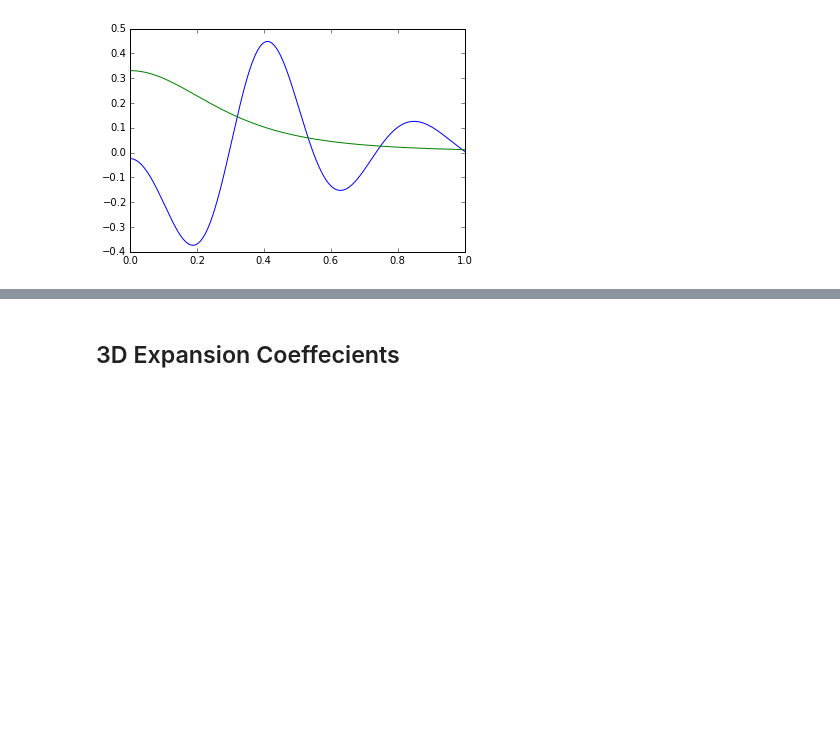
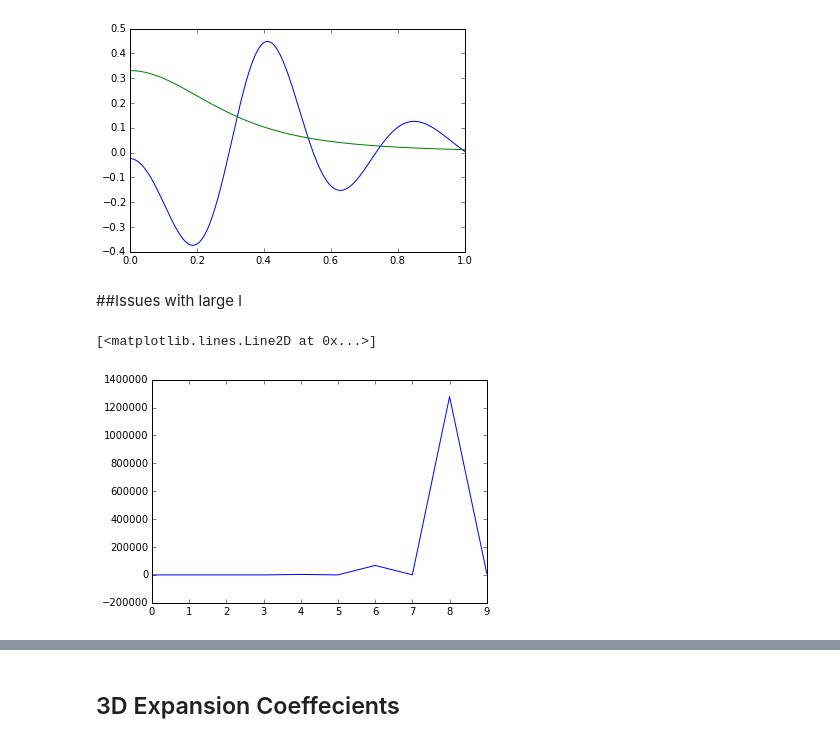
Before and after one commit to SeaifanAladdin/galpy-notebook, a Jupyter notebook: galpy/SCFPotential.ipynb, the cells around one changed output, grey strips where cells are left out. Saved outputs shown, nothing was run; the diff lists cells and outputs as text; code cells hidden in the pictures; blank space fills up the shorter version.

```diff
--- a/galpy/SCFPotential.ipynb
+++ b/galpy/SCFPotential.ipynb
@@ -256,3 +276,13 @@ plt.plot(z, FlattenedPowerDensity(nu.ones((1000))*.5, z, 0))
 # %% [output]
 [<matplotlib.lines.Line2D at 0x...>]
 [figure]
+# %% [markdown]
+##Issues with large l
+# %%
+eps = 10 ##Spherical density
+Acos, Asin = compute_coeffs_axi(axi_density1, 40,40)
+# %%
+plt.plot(Acos[0,30:,0])
+# %% [output]
+[<matplotlib.lines.Line2D at 0x...>]
+[figure, added]
```
Also changed, not shown: parts of 9 cells of this notebook.
